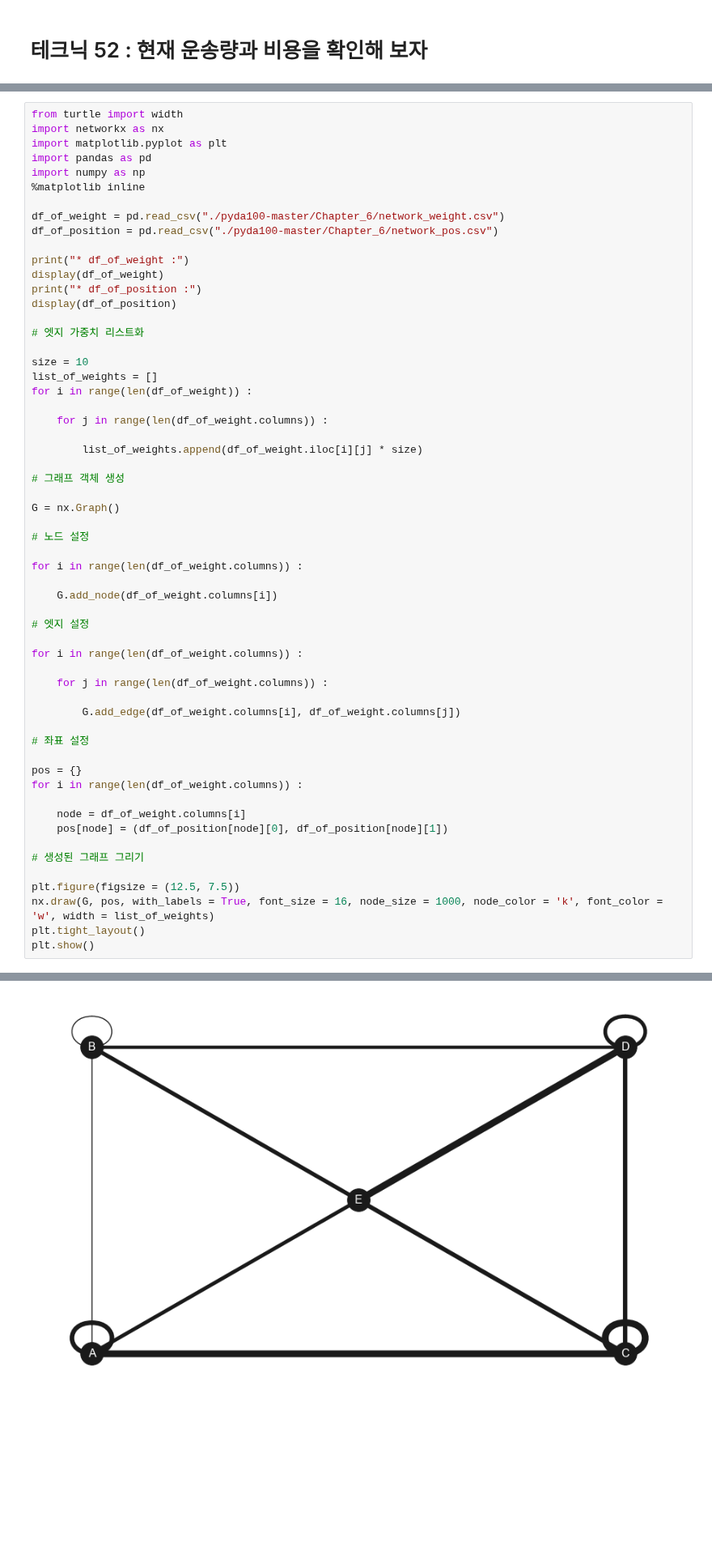
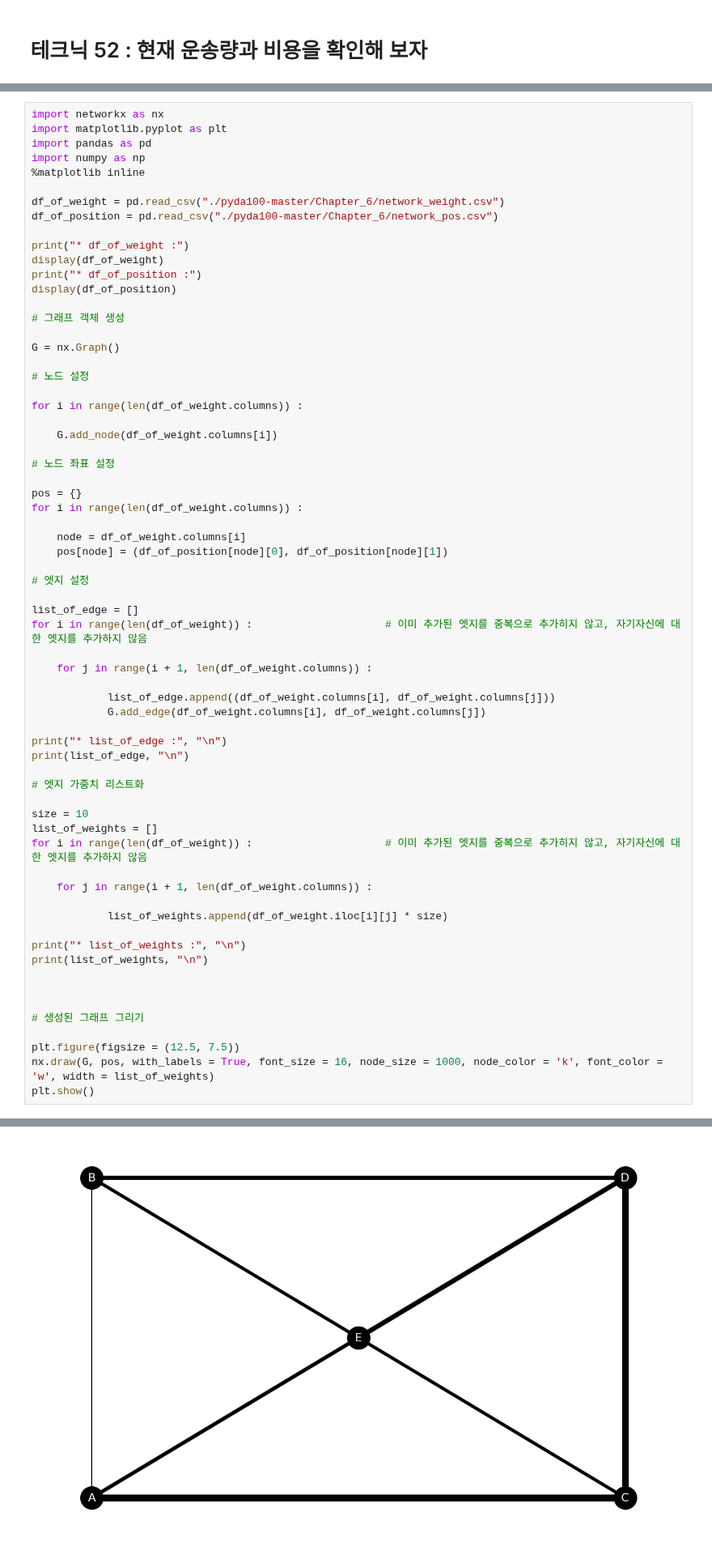
Before and after one commit to wooseok1152/python-data_analysis, a Jupyter notebook: 6장 물류의 최적경로를 컨설팅하는 테크닉10.ipynb, the cells around one changed output, grey strips where cells are left out. Shown at 81% size. Cells and saved outputs as stored; diff of their text form; blank space fills up the shorter version.

```diff
--- a/6장 물류의 최적경로를 컨설팅하는 테크닉10.ipynb
+++ b/6장 물류의 최적경로를 컨설팅하는 테크닉10.ipynb
@@ -234,5 +234,4 @@ print("* 남부지사가 효율 높게 부품을 운송하고 있다는 것을
 # %%
-from turtle import width
 import networkx as nx
 import matplotlib.pyplot as plt
 import pandas as pd
@@ -247,16 +246,6 @@ display(df_of_weight)
 print("* df_of_position :")
 display(df_of_position)
 
-# 엣지 가중치 리스트화
-
-size = 10
-list_of_weights = []
-for i in range(len(df_of_weight)) :
-
-    for j in range(len(df_of_weight.columns)) :
-
-        list_of_weights.append(df_of_weight.iloc[i][j] * size)
-
 # 그래프 객체 생성
 
 G = nx.Graph()
@@ -267,15 +256,7 @@ for i in range(len(df_of_weight.columns)) :
 
     G.add_node(df_of_weight.columns[i])
 
-# 엣지 설정
-
-for i in range(len(df_of_weight.columns)) :
-
-    for j in range(len(df_of_weight.columns)) :
-
-        G.add_edge(df_of_weight.columns[i], df_of_weight.columns[j])
-
-# 좌표 설정
+# 노드 좌표 설정
 
 pos = {}
 for i in range(len(df_of_weight.columns)) :
@@ -283,11 +264,38 @@ for i in range(len(df_of_weight.columns)) :
     node = df_of_weight.columns[i]
     pos[node] = (df_of_position[node][0], df_of_position[node][1])
 
+# 엣지 설정
+
+list_of_edge = []
+for i in range(len(df_of_weight)) :                     # 이미 추가된 엣지를 중복으로 추가히지 않고, 자기자신에 대한 엣지를 추가하지 않음
+
+    for j in range(i + 1, len(df_of_weight.columns)) :
+
+            list_of_edge.append((df_of_weight.columns[i], df_of_weight.columns[j]))
+            G.add_edge(df_of_weight.columns[i], df_of_weight.columns[j])
+
+print("* list_of_edge :", "\n")
+print(list_of_edge, "\n")
+
+# 엣지 가중치 리스트화
+
+size = 10
+list_of_weights = []
+for i in range(len(df_of_weight)) :                     # 이미 추가된 엣지를 중복으로 추가히지 않고, 자기자신에 대한 엣지를 추가하지 않음
+
+    for j in range(i + 1, len(df_of_weight.columns)) :
+
+            list_of_weights.append(df_of_weight.iloc[i][j] * size)
+
+print("* list_of_weights :", "\n")
+print(list_of_weights, "\n")
+
+
+
 # 생성된 그래프 그리기
 
 plt.figure(figsize = (12.5, 7.5))
 nx.draw(G, pos, with_labels = True, font_size = 16, node_size = 1000, node_color = 'k', font_color = 'w', width = list_of_weights)
-plt.tight_layout()
 plt.show()
 # %% [output]
 * df_of_weight :
@@ -304 +319 @@ plt.show()
-[figure, old version]
+[figure, new version]
```
Also changed, not shown: parts of 2 cells of this notebook.
